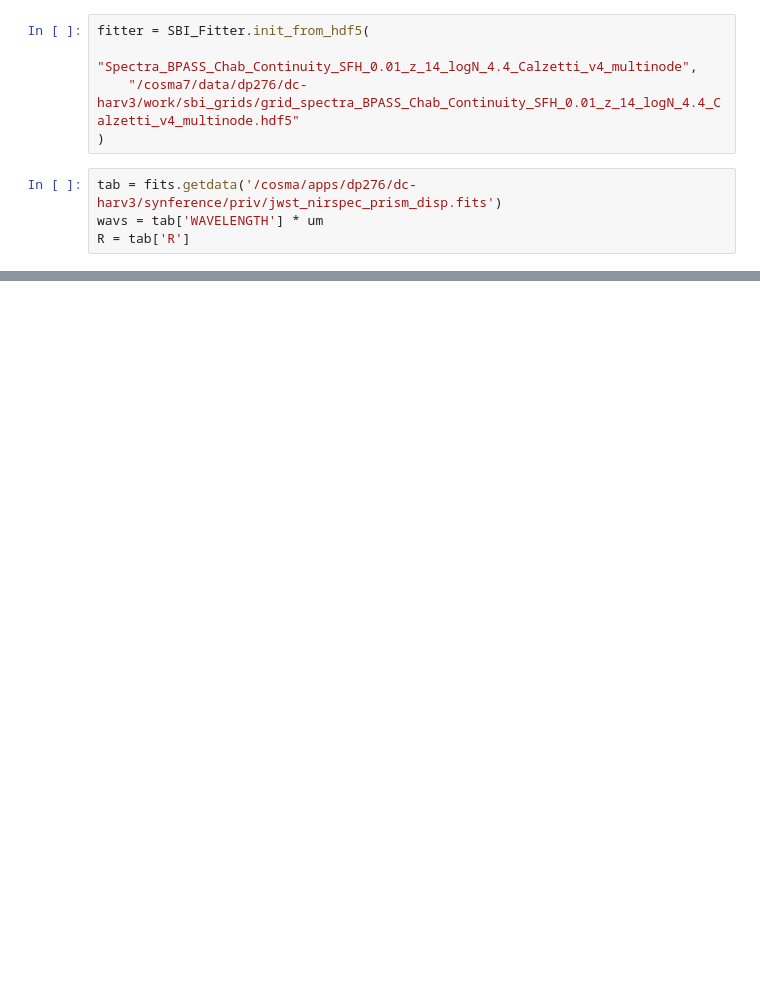
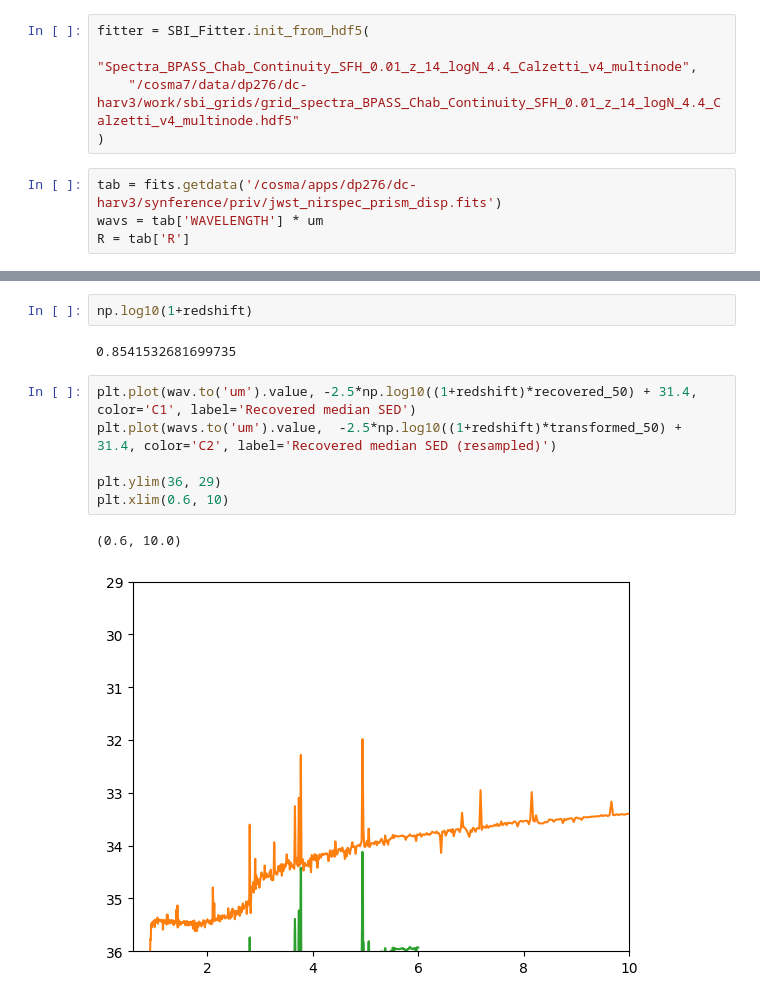
Before and after one commit to synthesizer-project/synference, a Jupyter notebook: examples/sbi/notebooks/train_spectral_model.ipynb, the cells around one changed output, grey strips where cells are left out. Drawn from its saved outputs; the diff is of its cells as text; blank space fills up the shorter version.

```diff
--- a/examples/sbi/notebooks/train_spectral_model.ipynb
+++ b/examples/sbi/notebooks/train_spectral_model.ipynb
@@ -110,0 +204,13 @@ plt.axvline(0.1216 * (1 + redshift), color='k', linestyle='--', label='Lyman bre
+# %%
+np.log10(1+redshift)
+# %% [output]
+0.8541532681699735
+# %%
+plt.plot(wav.to('um').value, -2.5*np.log10((1+redshift)*recovered_50) + 31.4, color='C1', label='Recovered median SED')
+plt.plot(wavs.to('um').value,  -2.5*np.log10((1+redshift)*transformed_50) + 31.4, color='C2', label='Recovered median SED (resampled)')
+
+plt.ylim(36, 29)
+plt.xlim(0.6, 10)
+# %% [output]
+(0.6, 10.0)
+[figure, added]
```
Also changed, not shown: parts of 16 cells of this notebook, 5 other files.
